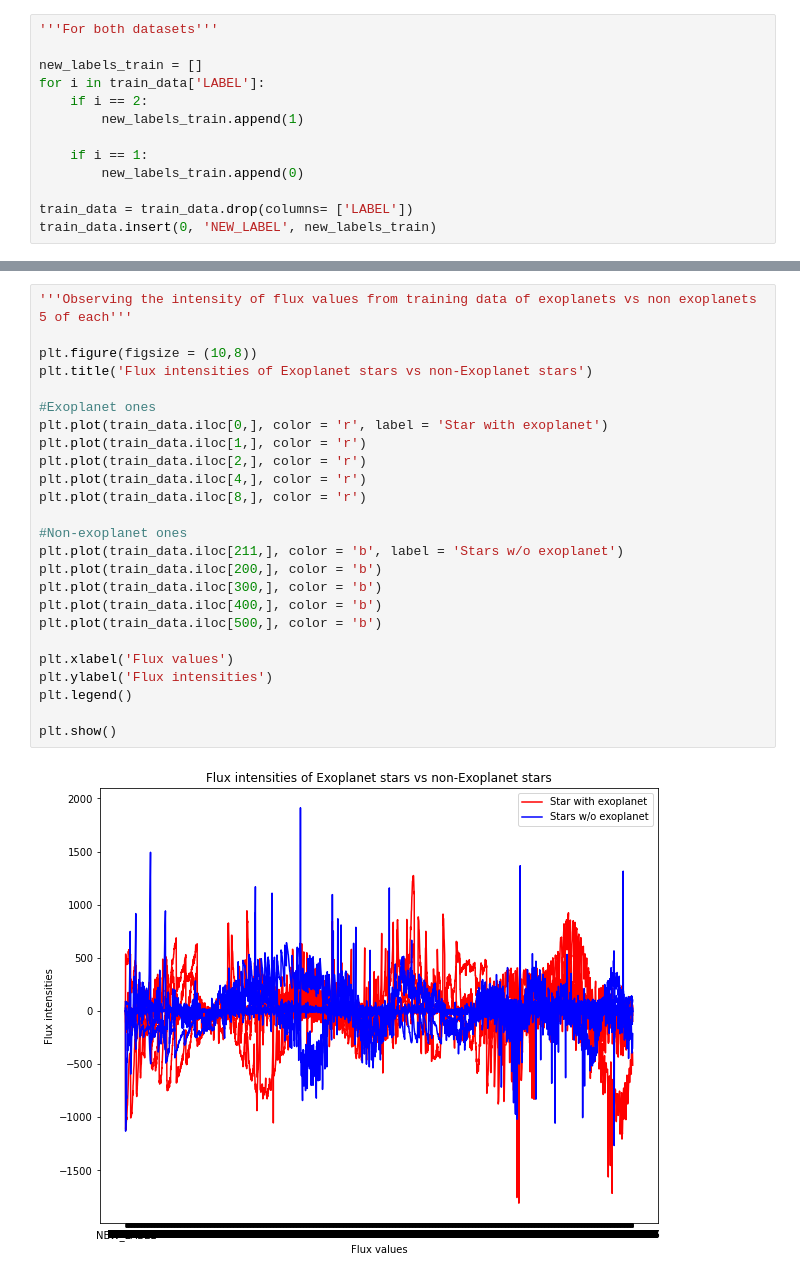
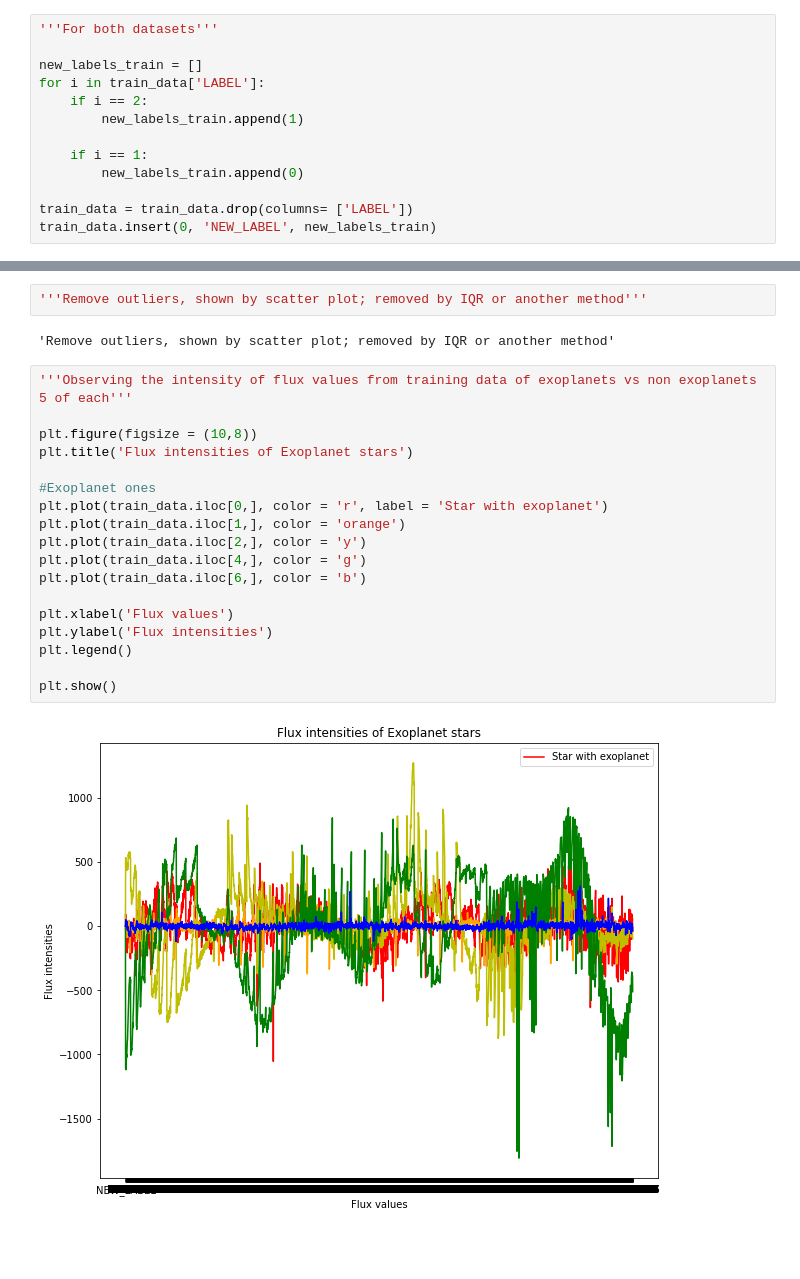
Before and after one commit to Shield94/CMSE202_Project, a Jupyter notebook: Semester Project.ipynb, the cells around one changed output, grey strips where cells are left out. Drawn from its saved outputs; the diff is of its cells as text; blank space fills up the shorter version.

```diff
--- a/Semester Project.ipynb
+++ b/Semester Project.ipynb
@@ -58,27 +64,24 @@ train_data.head()
+# %%
+'''Remove outliers, shown by scatter plot; removed by IQR or another method'''
+# %% [output]
+'Remove outliers, shown by scatter plot; removed by IQR or another method'
 # %%
 '''Observing the intensity of flux values from training data of exoplanets vs non exoplanets 5 of each'''
 
 plt.figure(figsize = (10,8))
-plt.title('Flux intensities of Exoplanet stars vs non-Exoplanet stars')
+plt.title('Flux intensities of Exoplanet stars')
 
 #Exoplanet ones
 plt.plot(train_data.iloc[0,], color = 'r', label = 'Star with exoplanet')
-plt.plot(train_data.iloc[1,], color = 'r')
-plt.plot(train_data.iloc[2,], color = 'r')
-plt.plot(train_data.iloc[4,], color = 'r')
-plt.plot(train_data.iloc[8,], color = 'r')
-
-#Non-exoplanet ones
-plt.plot(train_data.iloc[211,], color = 'b', label = 'Stars w/o exoplanet')
-plt.plot(train_data.iloc[200,], color = 'b')
-plt.plot(train_data.iloc[300,], color = 'b')
-plt.plot(train_data.iloc[400,], color = 'b')
-plt.plot(train_data.iloc[500,], color = 'b')
+plt.plot(train_data.iloc[1,], color = 'orange')
+plt.plot(train_data.iloc[2,], color = 'y')
+plt.plot(train_data.iloc[4,], color = 'g')
+plt.plot(train_data.iloc[6,], color = 'b')
 
 plt.xlabel('Flux values')
 plt.ylabel('Flux intensities')
 plt.legend()
 
 plt.show()
 # %% [output]
-[figure, old version]
+[figure, new version]
```
Also changed, not shown: parts of 7 cells of this notebook.
